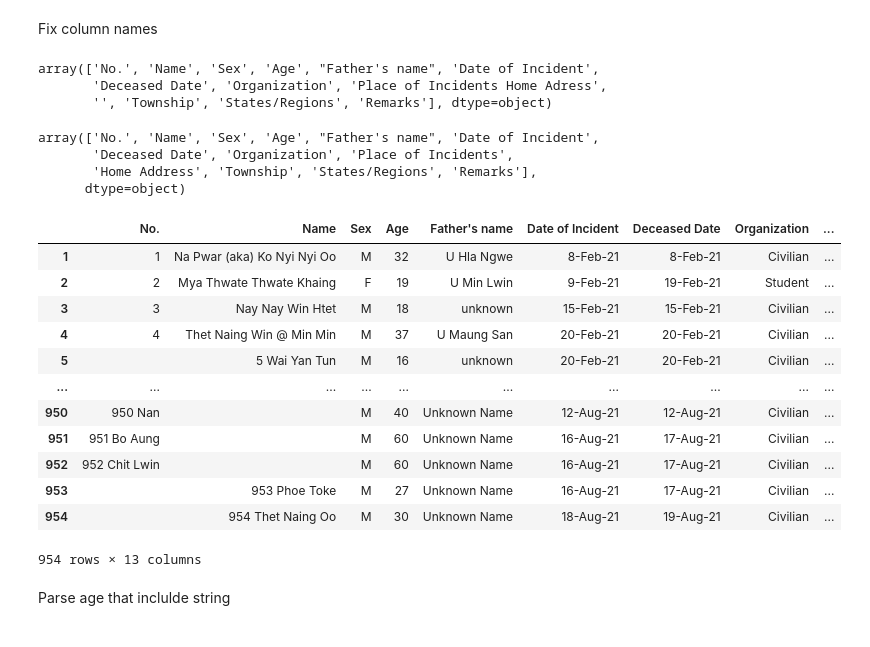
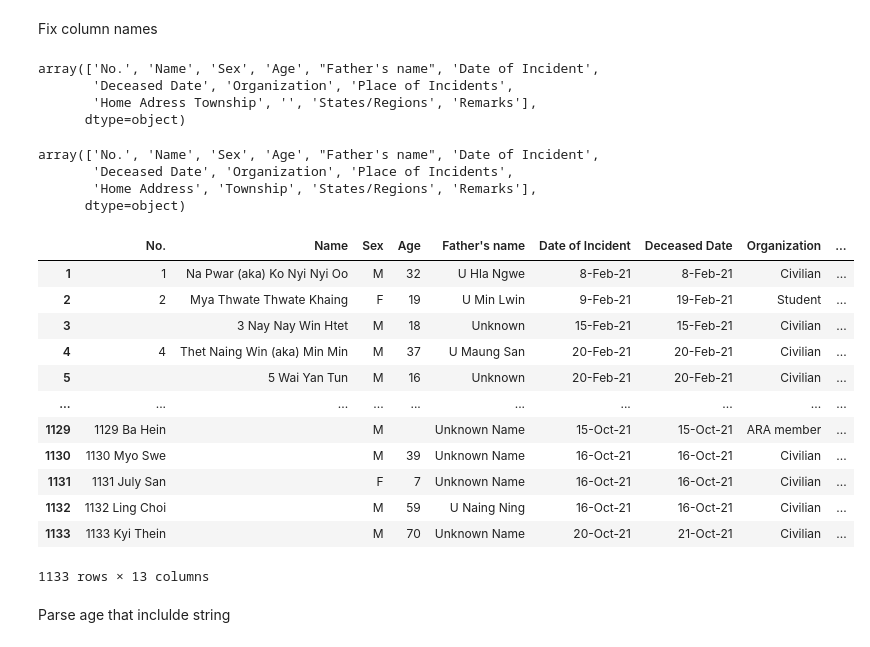
Before and after one commit to Th1nkK1D/ordinaryunfold, a Jupyter notebook: src/data/myanmar-coup/analyse.ipynb, the cells around one changed output. Drawn from its saved outputs; the diff is of its cells as text; code cells hidden in the pictures.

```diff
--- a/src/data/myanmar-coup/analyse.ipynb
+++ b/src/data/myanmar-coup/analyse.ipynb
@@ -9,6 +9,6 @@ import matplotlib.pyplot as plt
 # %% [markdown]
 ## Load data from pdf file
 # %%
-tables = camelot.read_pdf("Recent-Fatality-List-for-August-19-2021-English.pdf", pages='1-81')
+tables = camelot.read_pdf("Recent-Fatality-List-for-October-22-2021-EnglishFinal.pdf", pages='1-end')
 tables.n
 # %% [output]
@@ -62,11 +62,13 @@ header = dataset.head(1).to_numpy()[0]
 header
 # %% [output]
 array(['No.', 'Name', 'Sex', 'Age', "Father's name", 'Date of Incident',
-       'Deceased Date', 'Organization', 'Place of Incidents Home Adress',
-       '', 'Township', 'States/Regions', 'Remarks'], dtype=object)
+       'Deceased Date', 'Organization', 'Place of Incidents',
+       'Home Adress Township', '', 'States/Regions', 'Remarks'],
+      dtype=object)
 # %%
 header[-5] = 'Place of Incidents'
 header[-4] = 'Home Address'
+header[-3] = 'Township'
 header[-2] = 'States/Regions'
 header[-1] = 'Remarks'
 header
@@ -78,23 +80,23 @@ array(['No.', 'Name', 'Sex', 'Age', "Father's name", 'Date of Incident',
 # %%
 dataset.columns = header
 dataset = dataset.drop(index=0)
-dataset = dataset.drop(dataset.tail(1).index)
+dataset = dataset.drop(dataset.tail(2).index)
 
 dataset
 # %% [output]
 |  | No. | Name | Sex | Age | Father's name | Date of Incident | Deceased Date | Organization | ... |
 | 1 | 1 | Na Pwar (aka) Ko Nyi Nyi Oo | M | 32 | U Hla Ngwe | 8-Feb-21 | 8-Feb-21 | Civilian | ... |
 | 2 | 2 | Mya Thwate Thwate Khaing | F | 19 | U Min Lwin | 9-Feb-21 | 19-Feb-21 | Student | ... |
-| 3 | 3 | Nay Nay Win Htet | M | 18 | unknown | 15-Feb-21 | 15-Feb-21 | Civilian | ... |
-| 4 | 4 | Thet Naing Win @ Min Min | M | 37 | U Maung San | 20-Feb-21 | 20-Feb-21 | Civilian | ... |
-| 5 |  | 5 Wai Yan Tun | M | 16 | unknown | 20-Feb-21 | 20-Feb-21 | Civilian | ... |
+| 3 |  | 3 Nay Nay Win Htet | M | 18 | Unknown | 15-Feb-21 | 15-Feb-21 | Civilian | ... |
+| 4 | 4 | Thet Naing Win (aka) Min Min | M | 37 | U Maung San | 20-Feb-21 | 20-Feb-21 | Civilian | ... |
+| 5 |  | 5 Wai Yan Tun | M | 16 | Unknown | 20-Feb-21 | 20-Feb-21 | Civilian | ... |
 | ... | ... | ... | ... | ... | ... | ... | ... | ... | ... |
-| 950 | 950 Nan |  | M | 40 | Unknown Name | 12-Aug-21 | 12-Aug-21 | Civilian | ... |
-| 951 | 951 Bo Aung |  | M | 60 | Unknown Name | 16-Aug-21 | 17-Aug-21 | Civilian | ... |
-| 952 | 952 Chit Lwin |  | M | 60 | Unknown Name | 16-Aug-21 | 17-Aug-21 | Civilian | ... |
-| 953 |  | 953 Phoe Toke | M | 27 | Unknown Name | 16-Aug-21 | 17-Aug-21 | Civilian | ... |
-| 954 |  | 954 Thet Naing Oo | M | 30 | Unknown Name | 18-Aug-21 | 19-Aug-21 | Civilian | ... |
+| 1129 | 1129 Ba Hein |  | M |  | Unknown Name | 15-Oct-21 | 15-Oct-21 | ARA member | ... |
+| 1130 | 1130 Myo Swe |  | M | 39 | Unknown Name | 16-Oct-21 | 16-Oct-21 | Civilian | ... |
+| 1131 | 1131 July San |  | F | 7 | Unknown Name | 16-Oct-21 | 16-Oct-21 | Civilian | ... |
+| 1132 | 1132 Ling Choi |  | M | 59 | U Naing Ning | 16-Oct-21 | 16-Oct-21 | Civilian | ... |
+| 1133 | 1133 Kyi Thein |  | M | 70 | Unknown Name | 20-Oct-21 | 21-Oct-21 | Civilian | ... |
-954 rows × 13 columns
+1133 rows × 13 columns
 # %% [markdown]
 Parse age that inclulde string
 # %%
```
Also changed, not shown: parts of 17 cells of this notebook, 4 other files.
